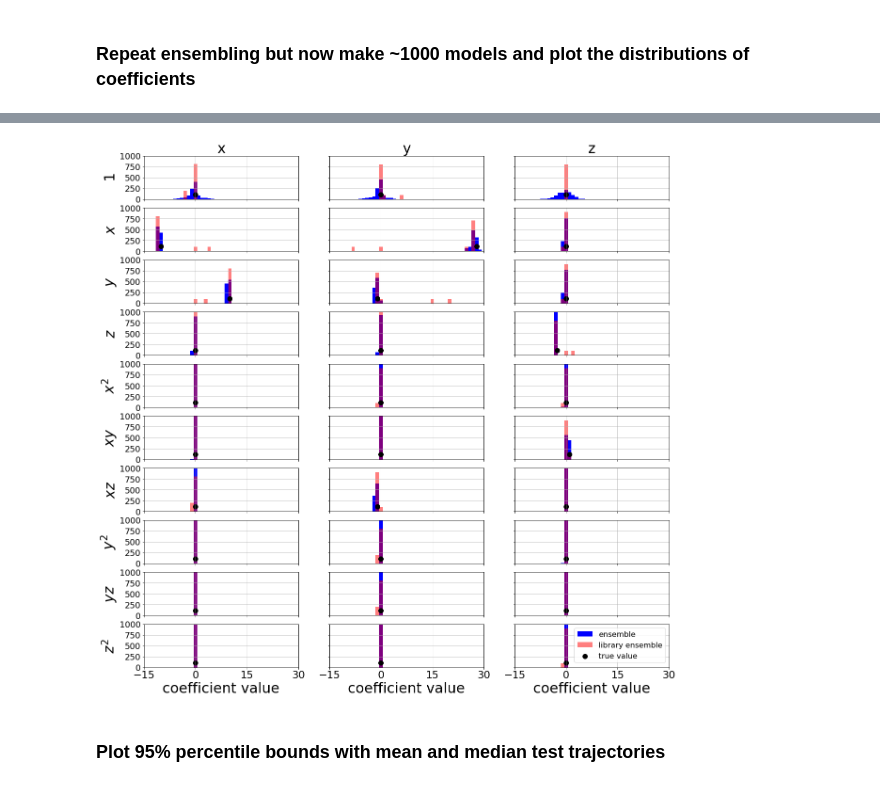
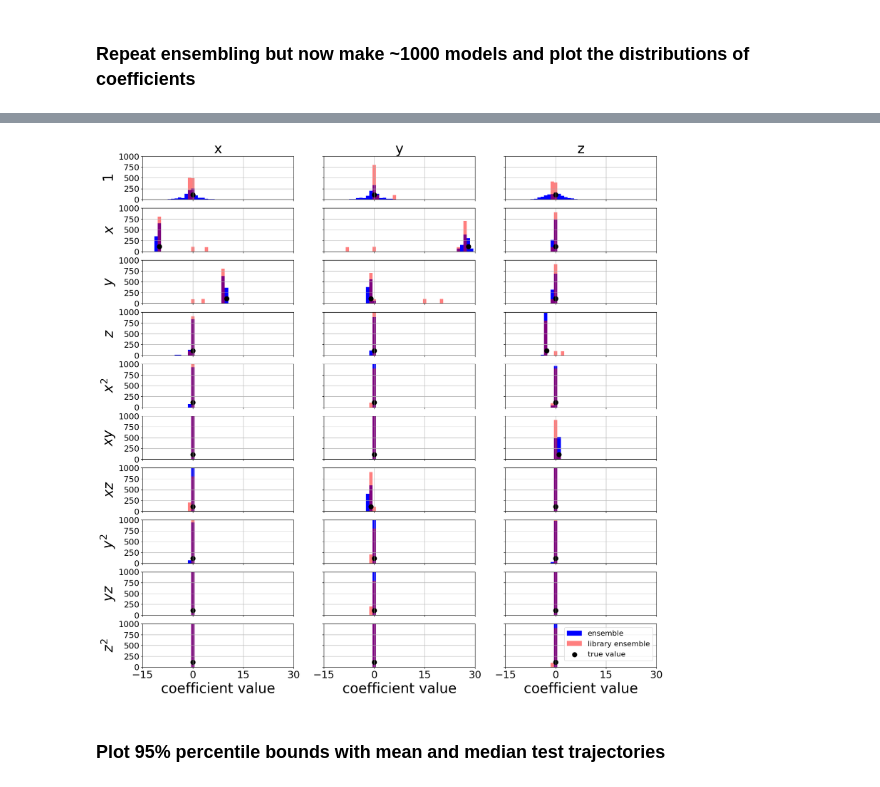
Before and after one commit to saeedmsol/pysindy, a Jupyter notebook: examples/13_ensembling.ipynb, the cells around one changed output, grey strips where cells are left out. Cells and saved outputs as stored; diff of their text form; code cells hidden in the pictures.

```diff
--- a/examples/13_ensembling.ipynb
+++ b/examples/13_ensembling.ipynb
@@ -230,21 +230,21 @@ stable_library_ensemble_coefs = integration_metric(
 # %%
 # Plot bagging, bragging, and other post-processing results with error bars
 coef_types = np.array([
-              np.mean(V2_ensemble_coefs, axis=0),
+              np.mean(V1_ensemble_coefs, axis=0),
               np.mean(library_ensemble_coefs, axis=0),
               e_wavg,
               l_wavg,
-              np.median(V2_ensemble_coefs, axis=0),
+              np.median(V1_ensemble_coefs, axis=0),
               np.median(library_ensemble_coefs, axis=0),
               np.mean(stable_ensemble_coefs, axis=0),
               np.mean(stable_library_ensemble_coefs, axis=0),
              ])
 coef_stds = np.array([
-             np.std(V2_ensemble_coefs, axis=0),
+             np.std(V1_ensemble_coefs, axis=0),
              np.std(library_ensemble_coefs, axis=0),
              e_wstd,
              l_wstd,
-             np.std(V2_ensemble_coefs, axis=0),
+             np.std(V1_ensemble_coefs, axis=0),
              np.std(library_ensemble_coefs, axis=0),
              np.std(stable_ensemble_coefs, axis=0),
              np.std(stable_library_ensemble_coefs, axis=0),
@@ -305,2 +305,14 @@ for k, coefs in enumerate(coef_types):
 # %% [markdown]
 ### Repeat ensembling but now make ~1000 models and plot the distributions of coefficients
+# %%
+# Ensemble with replacement (V1)
+
+V1_ensemble_optimizer = ps.EnsembleOptimizer(opt=ps.STLSQ(),
+                                          bagging=True,
+                                          replace=True,
+                                          n_models=1000)
+model = ps.SINDy(feature_names=feature_names,
+                 optimizer=V1_ensemble_optimizer)
+model.fit(x_train, t=dt,) #ensemble=True, replace=False, quiet=True)
+model.print()
+V1_ensemble_coefs = V1_ensemble_optimizer.coef_list #model.coefficients()
@@ -306,0 +323,11 @@ for k, coefs in enumerate(coef_types):
+# %%
+# Instantiate and fit the SINDy model
+library_ensemble_optimizer = ps.EnsembleOptimizer(opt=ps.STLSQ(),
+                                                  library_ensemble=True,
+                                                  n_models=1000
+                                                  )
+model = ps.SINDy(feature_names=feature_names,
+                 optimizer=library_ensemble_optimizer)
+model.fit(x_train, t=dt,) #library_ensemble=True, quiet=True)
+model.print()
+library_ensemble_coefs = library_ensemble_optimizer.coef_list #model.coefficients()
@@ -317,6 +347,0 @@ ensemble_coefs = np.asarray(model.coef_list)
-# %%
-library_ensemble_optimizer = ps.STLSQ()
-model = ps.SINDy(feature_names=feature_names, optimizer=library_ensemble_optimizer)
-model.fit(x_train, t=dt, library_ensemble=True, n_models=1000, quiet=True)
-model.print()
-library_ensemble_coefs = np.asarray(model.coef_list)
@@ -335,36 +367,36 @@ true_coefs = np.asarray([[0, -10, 10, 0, 0, 0, 0, 0, 0, 0],
 
 # Loop through each element in the coefficients
 for j in range(10):
     for i in range(3):
         plt.subplot(10, 3, i + 1 + j * 3)
         if j == 0:
             plt.title(feature_names[i], fontsize=30)
         bins = np.linspace(min_overall, max_overall, max_overall - min_overall + 1)
-        plt.hist(ensemble_coefs[:, i, j], color='b', bins=bins,
+        plt.hist(np.array(V1_ensemble_coefs)[:, i, j], color='b', bins=bins,
                  label='ensemble', align='left')
-        plt.hist(library_ensemble_coefs[:, i, j], bins=bins,
+        plt.hist(np.array(library_ensemble_coefs)[:, i, j], bins=bins,
                  color='r', alpha=0.5, label='library ensemble', align='left')
         plt.scatter(true_coefs[i, j], 110.0, color='k',
                     label='true value', s=100, marker='o')
         plt.grid(True)
         ax = plt.gca()
         if i == 0:
             plt.ylabel(xticknames[j], fontsize=30)
         else:
             ax.set_yticklabels([])
         if j != 9:
             ax.set_xticklabels([])
         else:
             plt.xlabel('coefficient value', fontsize=30)
         ax.set_xticks([min_overall, 0, max_overall // 2, max_overall])
         plt.ylim(0, 1000)
         plt.xlim(min_overall, max_overall)
         plt.xticks(fontsize=22)
         plt.yticks(fontsize=18)
         if i == 2 and j == 9:
             plt.legend(fontsize=16)
 # %% [output]
-[figure, old version]
+[figure, new version]
 # %% [markdown]
 ### Plot 95% percentile bounds with mean and median test trajectories
 # %%
```
Also changed, not shown: parts of 16 cells of this notebook, 3 other files.
